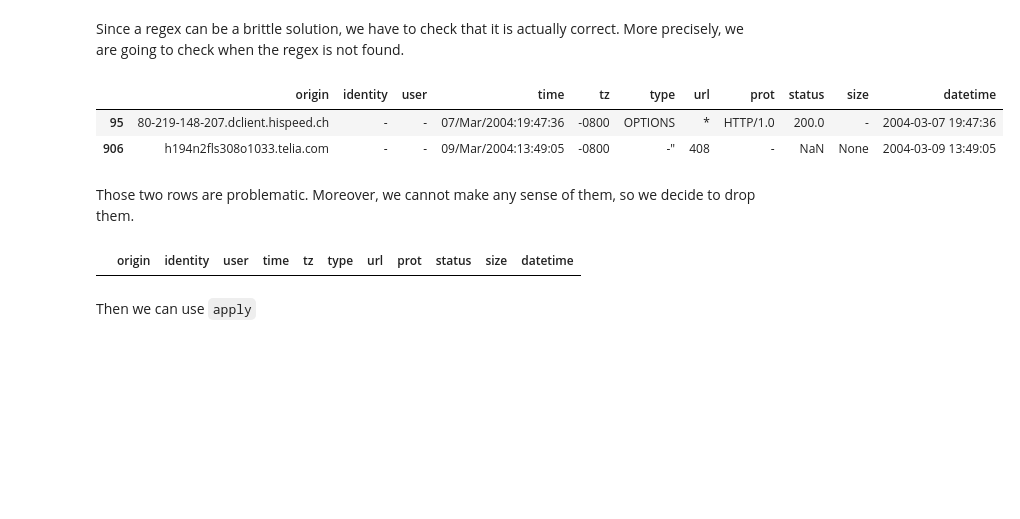
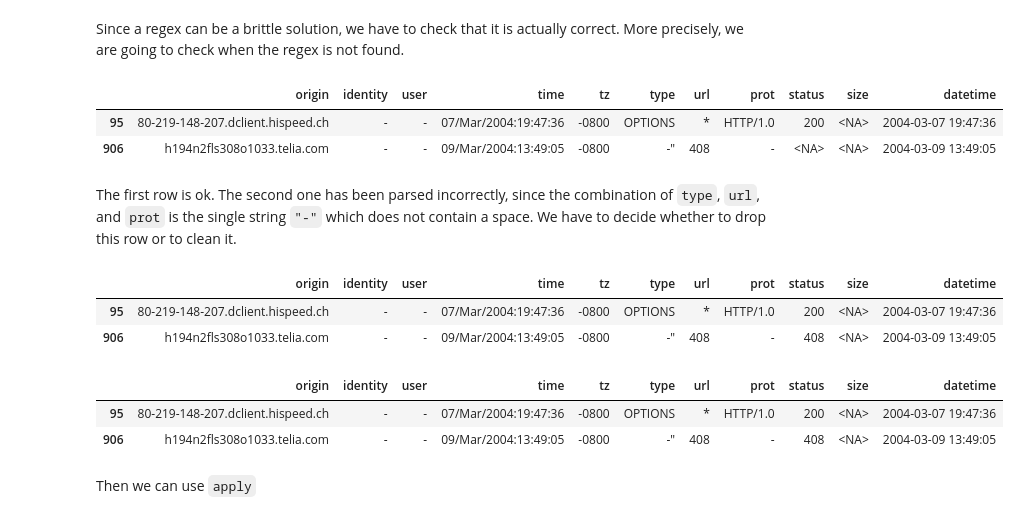
Before and after one commit to gdv/foundationsCS, a Jupyter notebook: teachers/py-09-Apache.ipynb, the cells around one changed output. Saved outputs shown, nothing was run; the diff lists cells and outputs as text; code cells hidden in the pictures; blank space fills up the shorter version.

```diff
--- a/teachers/py-09-Apache.ipynb
+++ b/teachers/py-09-Apache.ipynb
@@ -14,7 +14,8 @@ Hint: We use a custom separator, otherwise the fields `type`, `url`, and `prot`
 # %%
 access = pd.read_csv('https://github.com/gdv/foundationsCS/raw/main/students/ex-data/apache/access.log',
                      sep='[\s\t]+',
-                     names = ['origin', 'identity', 'user', 'time', 'tz', 'type', 'url', 'prot', 'status', 'size'])
+                     names = ['origin', 'identity', 'user', 'time', 'tz', 'type', 'url', 'prot', 'status', 'size'],
+                    dtype = {'size': 'Int64', 'status': 'Int64'}, na_values  = {'size': '-'})
 access.head()
 # %% [output]
 |  | origin | identity | user | time | tz | type | url | prot | status | size |
@@ -26,8 +27,8 @@ access.head()
 # %%
-access['time'] = access['time'].str.replace(r'^\[', '')
-access['tz'] = access['tz'].str.replace(r'\]$', '')
-access['type'] = access['type'].str.replace(r'^\"', '')
-access['prot'] = access['prot'].str.replace(r'"$', '')
-access
+access['time'] = access['time'].str.replace(r'^\[', '', regex = True)
+access['tz'] = access['tz'].str.replace(r'\]$', '', regex = True)
+access['type'] = access['type'].str.replace(r'^\"', '', regex = True)
+access['prot'] = access['prot'].str.replace(r'"$', '', regex = True)
+access.head()
 # %% [output]
 |  | origin | identity | user | time | tz | type | url | prot | status | size |
@@ -132,15 +159,24 @@ Since a regex can be a brittle solution, we have to check that it is actually co
 access[~ access['url'].str.contains(".*\/")]
 # %% [output]
 |  | origin | identity | user | time | tz | type | url | prot | status | size | datetime |
-| 95 | 80-219-148-207.dclient.hispeed.ch | - | - | 07/Mar/2004:19:47:36 | -0800 | OPTIONS | * | HTTP/1.0 | 200.0 | - | 2004-03-07 19:47:36 |
-| 906 | h194n2fls308o1033.telia.com | - | - | 09/Mar/2004:13:49:05 | -0800 | -" | 408 | - | NaN | None | 2004-03-09 13:49:05 |
+| 95 | 80-219-148-207.dclient.hispeed.ch | - | - | 07/Mar/2004:19:47:36 | -0800 | OPTIONS | * | HTTP/1.0 | 200 | <NA> | 2004-03-07 19:47:36 |
+| 906 | h194n2fls308o1033.telia.com | - | - | 09/Mar/2004:13:49:05 | -0800 | -" | 408 | - | <NA> | <NA> | 2004-03-09 13:49:05 |
-# %% [markdown]
-Those two rows are problematic. Moreover, we cannot make any sense of them, so we decide to drop them.
+# %% [markdown]
+The first row is ok. The second one has been parsed incorrectly, since the combination of `type`, `url`, and `prot` is the single string `"-"` which does not contain a space. We have to decide whether to drop this row or to clean it.
+# %%
+# access.drop([906], inplace = True)
+access.loc[906, 'status'] = int(access.loc[906, 'url'])
+access[~ access['url'].str.contains(".*\/")]
+# %% [output]
+|  | origin | identity | user | time | tz | type | url | prot | status | size | datetime |
+| 95 | 80-219-148-207.dclient.hispeed.ch | - | - | 07/Mar/2004:19:47:36 | -0800 | OPTIONS | * | HTTP/1.0 | 200 | <NA> | 2004-03-07 19:47:36 |
+| 906 | h194n2fls308o1033.telia.com | - | - | 09/Mar/2004:13:49:05 | -0800 | -" | 408 | - | 408 | <NA> | 2004-03-09 13:49:05 |
 # %%
-access.drop([95,906], inplace = True)
 access[~ access['url'].str.contains(".*\/")]
 # %% [output]
 |  | origin | identity | user | time | tz | type | url | prot | status | size | datetime |
+| 95 | 80-219-148-207.dclient.hispeed.ch | - | - | 07/Mar/2004:19:47:36 | -0800 | OPTIONS | * | HTTP/1.0 | 200 | <NA> | 2004-03-07 19:47:36 |
+| 906 | h194n2fls308o1033.telia.com | - | - | 09/Mar/2004:13:49:05 | -0800 | -" | 408 | - | 408 | <NA> | 2004-03-09 13:49:05 |
 # %% [markdown]
 Then we can use `apply`
 # %%
```
Also changed, not shown: parts of 15 cells of this notebook, 18 other files.
